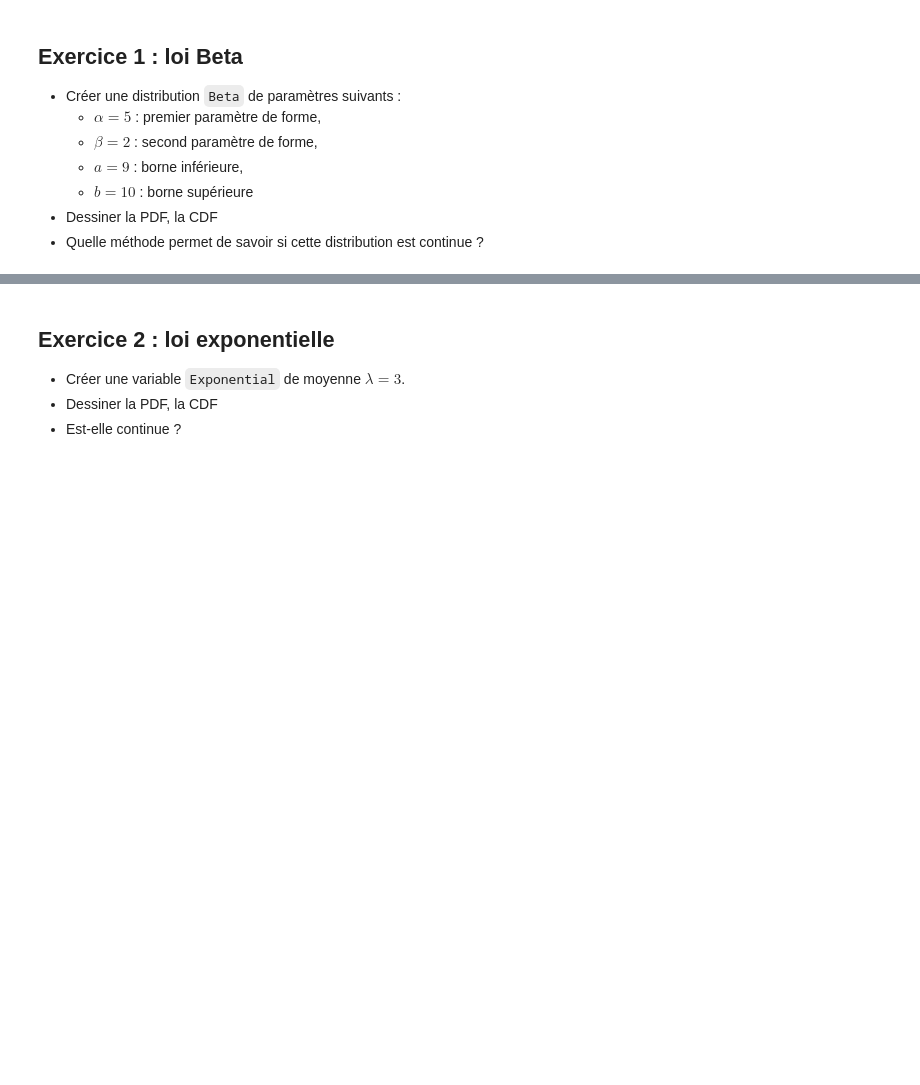
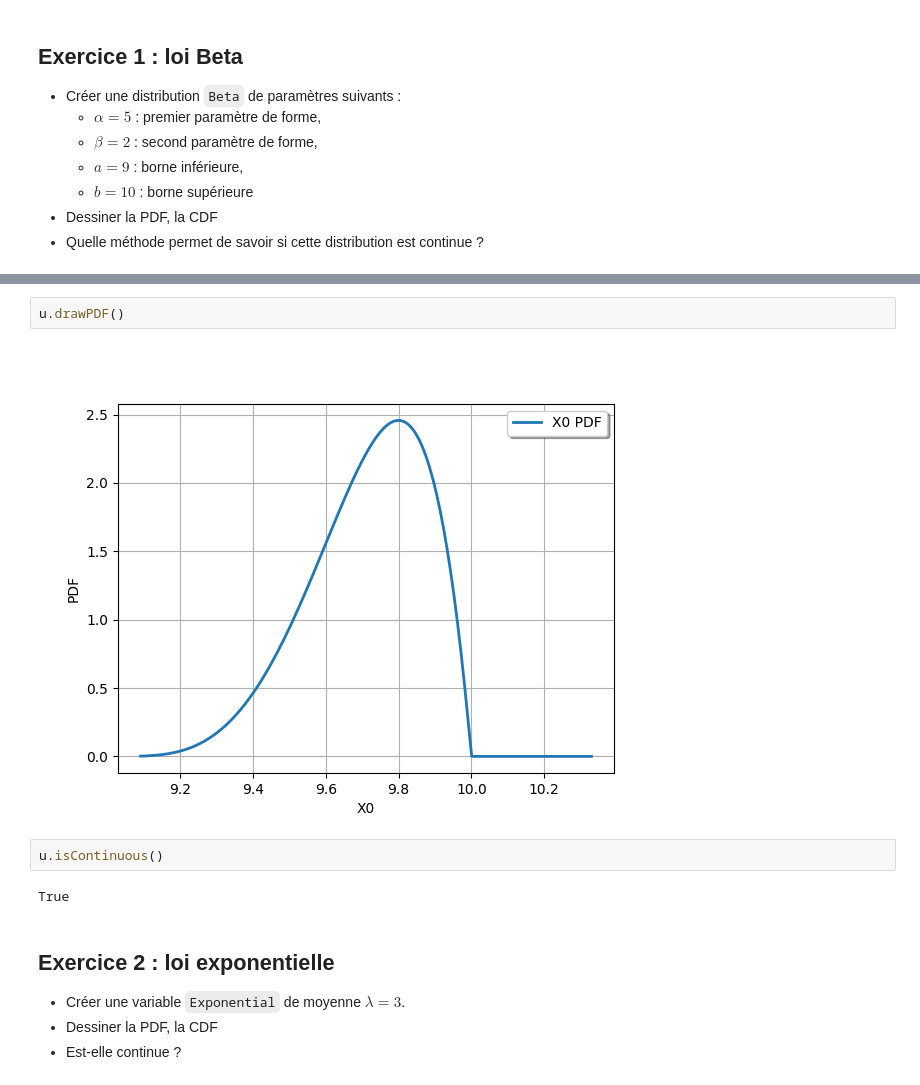
Before and after one commit to InfmathAxel/M2-csmi, a Jupyter notebook: incertitude/tp1/TP1-OpenTURNS Enonces-20240916/1-2-Distributions.ipynb, the cells around one changed output, grey strips where cells are left out. Saved outputs shown, nothing was run; the diff lists cells and outputs as text; blank space fills up the shorter version.

```diff
--- a/incertitude/tp1/TP1-OpenTURNS Enonces-20240916/1-2-Distributions.ipynb
+++ b/incertitude/tp1/TP1-OpenTURNS Enonces-20240916/1-2-Distributions.ipynb
@@ -166,3 +192,11 @@ c.drawPDF()
+# %%
+u.drawPDF()
+# %% [output]
+[figure, added]
+# %%
+u.isContinuous()
+# %% [output]
+True
 # %% [markdown]
 ## Exercice 2 : loi exponentielle
 
```
Also changed, not shown: parts of 23 cells of this notebook, 1 other file.
